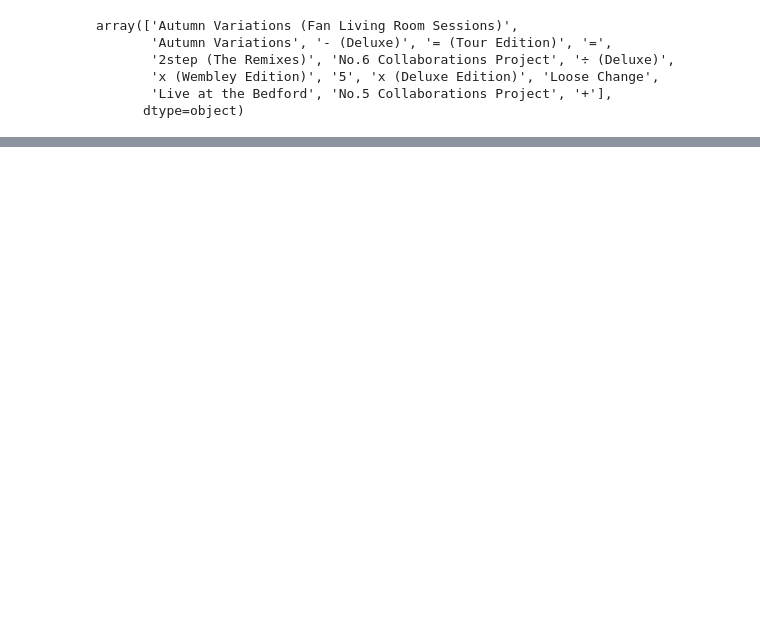
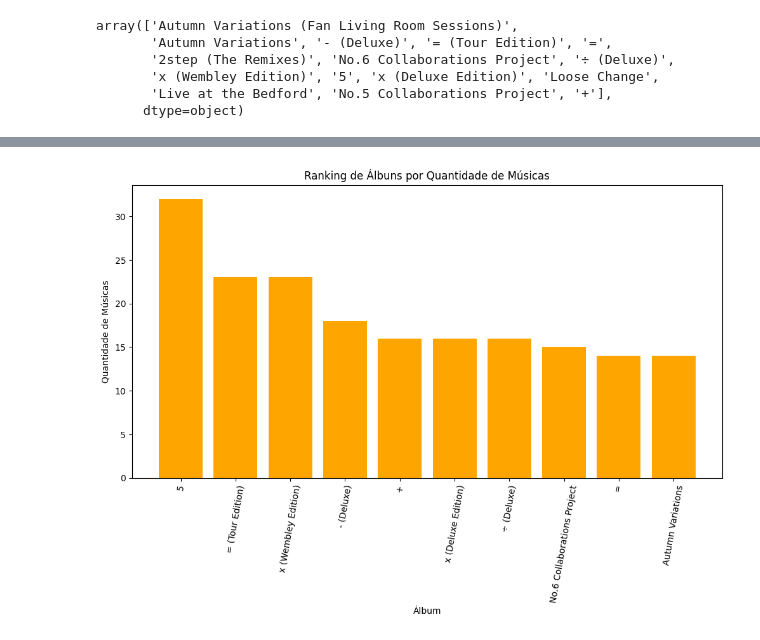
Before and after one commit to luiz-prado/analises_exploratorias, a Jupyter notebook: musicas_spotify/notebooks/eda_sheeran.ipynb, the cells around one changed output, grey strips where cells are left out. Drawn from its saved outputs; the diff is of its cells as text; code cells hidden in the pictures; blank space fills up the shorter version.

Commit message:
:chart_with_upwards_trend: Iniciando plotagem de graficos

```diff
--- a/musicas_spotify/notebooks/eda_sheeran.ipynb
+++ b/musicas_spotify/notebooks/eda_sheeran.ipynb
@@ -6,7 +6,7 @@ import numpy as np
 import matplotlib.pyplot as plt
 import seaborn as sns
 # %%
-df_sheeran = pd.read_csv(r'..\/dados/ed_sheeran_spotify.csv', sep=',')
+df_sheeran = pd.read_csv(r'../dados/ed_sheeran_spotify.csv', sep=',')
 # %%
 df_sheeran.head()
 # %% [output]
@@ -99,7 +99,7 @@ array(['Autumn Variations (Fan Living Room Sessions)',
        'Live at the Bedford', 'No.5 Collaborations Project', '+'],
       dtype=object)
 # %%
-df_edinho = df_edinho.drop(df_edinho[df_edinho['album'].isin(['Autumn Variations (Fan Living Room Sessions)', 'Live At The Bedford', '2step (The Remixes)'])].index)
+df_edinho = df_edinho.drop(df_edinho[df_edinho['album'].isin(['Autumn Variations (Fan Living Room Sessions)', 'Live at the Bedford', '2step (The Remixes)'])].index)
 df_edinho['album'].unique()
 # %% [output]
 array(['Autumn Variations', '- (Deluxe)', '= (Tour Edition)', '=',
@@ -108,0 +129,15 @@ array(['Autumn Variations', '- (Deluxe)', '= (Tour Edition)', '=',
+# %%
+# Criar um DataFrame com a contagem de músicas por álbum
+conta_musicas = df_edinho.groupby('album')['name'].count().reset_index()
+conta_musicas = conta_musicas.sort_values(by='name', ascending=False).head(10)
+
+# Plotar o gráfico de barras
+plt.figure(figsize=(12, 6))
+plt.bar(conta_musicas['album'], conta_musicas['name'], color='orange')
+plt.xticks(rotation=80)
+plt.xlabel('Álbum')
+plt.ylabel('Quantidade de Músicas')
+plt.title('Ranking de Álbuns por Quantidade de Músicas')
+plt.show()
+# %% [output]
+[figure, added]
```
Also changed, not shown: parts of 10 cells of this notebook, 1 other file.
